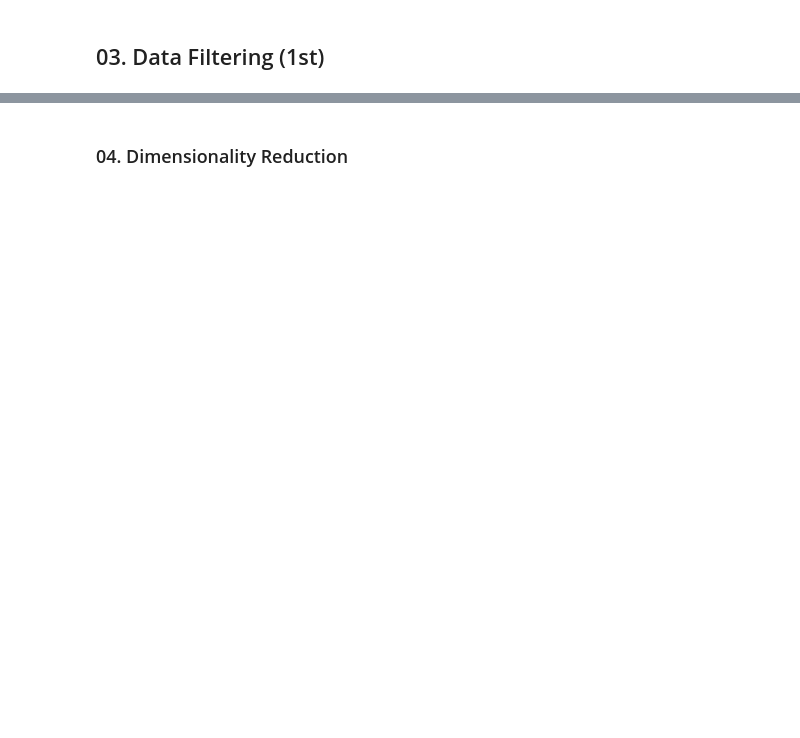
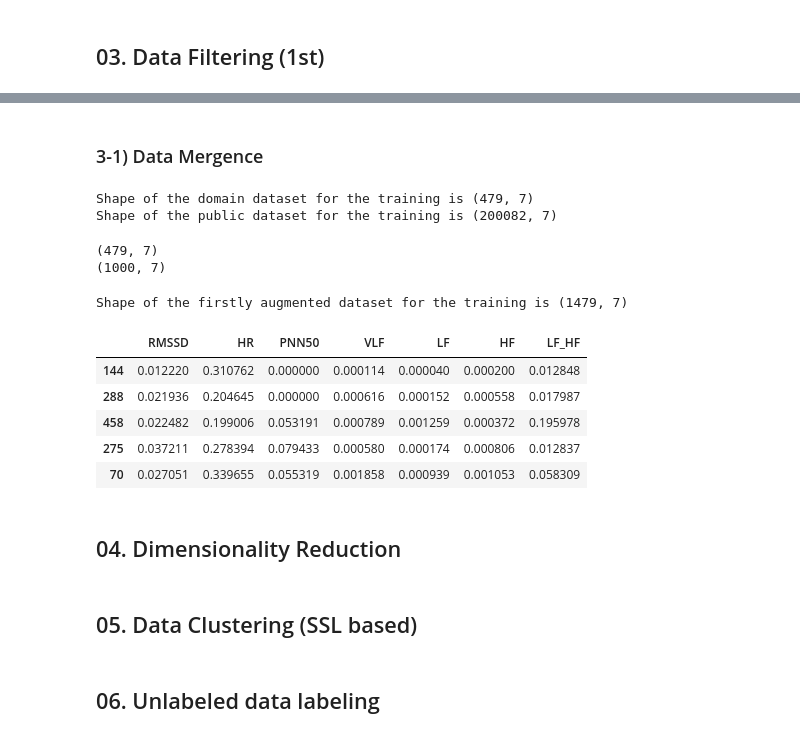
Before and after one commit to andrewyoo214/MachineLearning_python, a Jupyter notebook: DataAugmentation/DA.ipynb, the cells around one changed output, grey strips where cells are left out. Cells and saved outputs as stored; diff of their text form; code cells hidden in the pictures; blank space fills up the shorter version.

Commit message:
data mergence updated

```diff
--- a/DataAugmentation/DA.ipynb
+++ b/DataAugmentation/DA.ipynb
@@ -291,13 +284,0 @@ print(public_s2.shape)
-# %%
-### deleting unnecessary variables and select the variables that domain has
-public = public.loc[:,['RMSSD', 'HR', 'PNN50', 'VLF', 'LF', 'HF', 'LF_HF']]
-public_b = public_b.loc[:,['RMSSD', 'HR', 'PNN50', 'VLF', 'LF', 'HF', 'LF_HF']]
-public_s1 = public_s1.loc[:,['RMSSD', 'HR', 'PNN50', 'VLF', 'LF', 'HF', 'LF_HF']]
-public_s2 = public_s2.loc[:,['RMSSD', 'HR', 'PNN50', 'VLF', 'LF', 'HF', 'LF_HF']]
-# %%
-### normalize with scaler
-scaler = MinMaxScaler() #set the scaler
-public[:] = scaler.fit_transform(public[:])
-public_b[:] = scaler.fit_transform(public_b[:])
-public_s1[:] = scaler.fit_transform(public_s1[:])
-public_s2[:] = scaler.fit_transform(public_s2[:])
@@ -306,2 +285,43 @@ public_s2[:] = scaler.fit_transform(public_s2[:])
+# %% [markdown]
+### 3-1) Data Mergence
+# %%
+### First select the data phase (maybe not necessary for some dataset)
+### Then, check the number of data in each domain and public dataset
+### Here we are going to use baseline phase
+
+print("Shape of the domain dataset for the training is", domain_b1.shape)
+print("Shape of the public dataset for the training is", public_b.shape)
+# %% [output]
+Shape of the domain dataset for the training is (479, 7)
+Shape of the public dataset for the training is (200082, 7)
+# %%
+### select the proper amount of dataset for each
+domain_resized = domain_b1.sample(frac=1)
+public_resized = public_b.sample(n=700)
+print(domain_resized.shape)
+print(public_resized.shape)
+# %% [output]
+(479, 7)
+(1000, 7)
+# %%
+training = pd.concat((domain_resized, public_resized))
+# %%
+### check the finalized first augmented dataset size/shape
+print("Shape of the firstly augmented dataset for the training is", training.shape)
+# %% [output]
+Shape of the firstly augmented dataset for the training is (1479, 7)
+# %%
+training.head()
+# %% [output]
+|  | RMSSD | HR | PNN50 | VLF | LF | HF | LF_HF |
+| 144 | 0.012220 | 0.310762 | 0.000000 | 0.000114 | 0.000040 | 0.000200 | 0.012848 |
+| 288 | 0.021936 | 0.204645 | 0.000000 | 0.000616 | 0.000152 | 0.000558 | 0.017987 |
+| 458 | 0.022482 | 0.199006 | 0.053191 | 0.000789 | 0.001259 | 0.000372 | 0.195978 |
+| 275 | 0.037211 | 0.278394 | 0.079433 | 0.000580 | 0.000174 | 0.000806 | 0.012837 |
+| 70 | 0.027051 | 0.339655 | 0.055319 | 0.001858 | 0.000939 | 0.001053 | 0.058309 |
 # %% [markdown]
-### 04. Dimensionality Reduction
+## 04. Dimensionality Reduction
+# %% [markdown]
+## 05. Data Clustering (SSL based)
+# %% [markdown]
+## 06. Unlabeled data labeling
```
Also changed, not shown: parts of 8 cells of this notebook.
